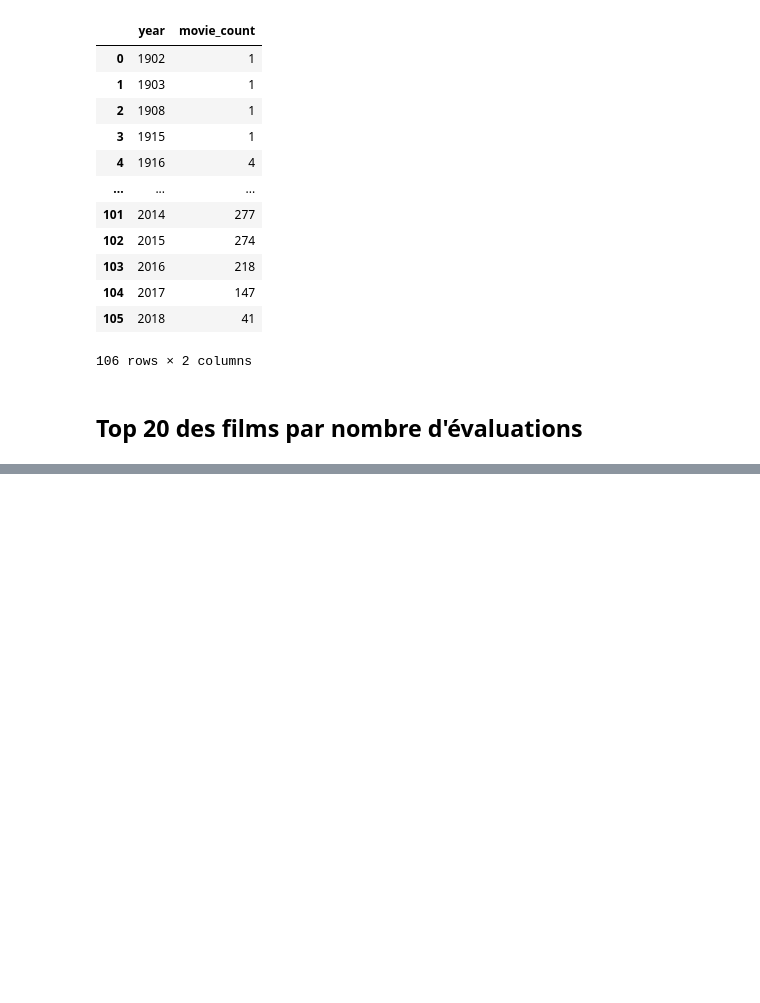
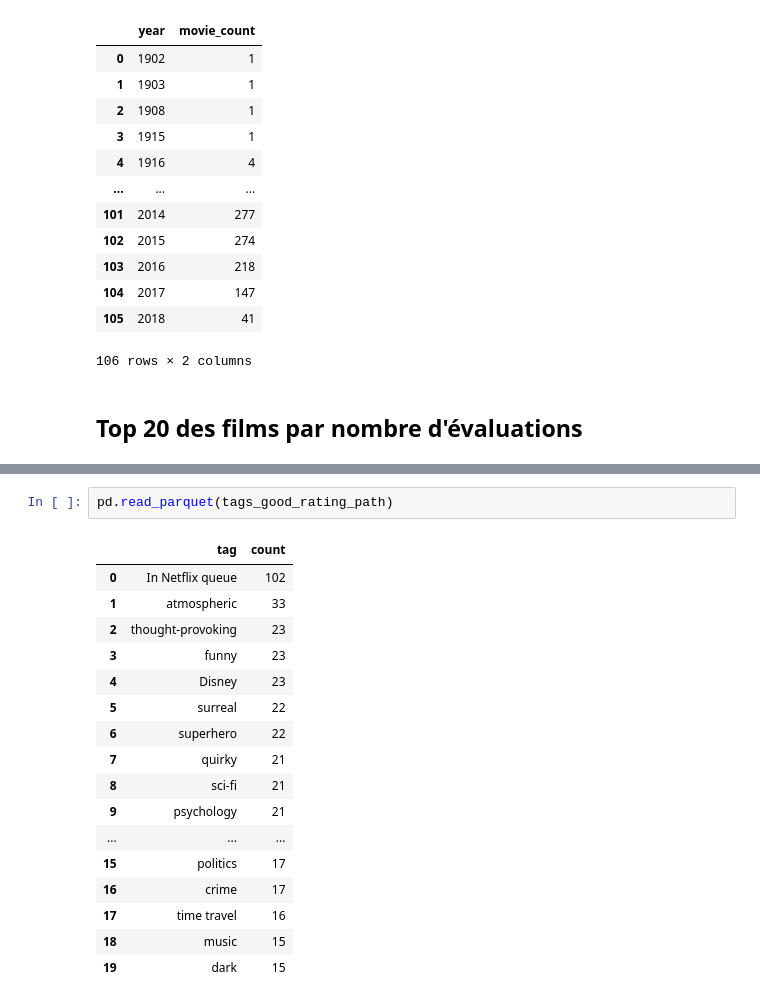
Before and after one commit to JosueAfouda/movielens-analytics, a Jupyter notebook: dataanalysis/movie_dataviz.ipynb, the cells around one changed output, grey strips where cells are left out. Drawn from its saved outputs; the diff is of its cells as text; blank space fills up the shorter version.

```diff
--- a/dataanalysis/movie_dataviz.ipynb
+++ b/dataanalysis/movie_dataviz.ipynb
@@ -641,0 +1233,20 @@ top_movies_df
+# %%
+pd.read_parquet(tags_good_rating_path)
+# %% [output]
+|  | tag | count |
+| 0 | In Netflix queue | 102 |
+| 1 | atmospheric | 33 |
+| 2 | thought-provoking | 23 |
+| 3 | funny | 23 |
+| 4 | Disney | 23 |
+| 5 | surreal | 22 |
+| 6 | superhero | 22 |
+| 7 | quirky | 21 |
+| 8 | sci-fi | 21 |
+| 9 | psychology | 21 |
+| ... | ... | ... |
+| 15 | politics | 17 |
+| 16 | crime | 17 |
+| 17 | time travel | 16 |
+| 18 | music | 15 |
+| 19 | dark | 15 |
```
Also changed, not shown: parts of 19 cells of this notebook, 14 other files.
